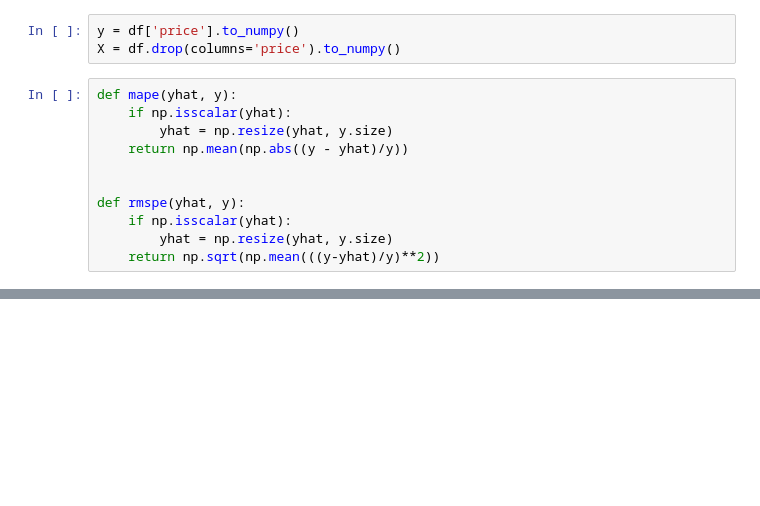
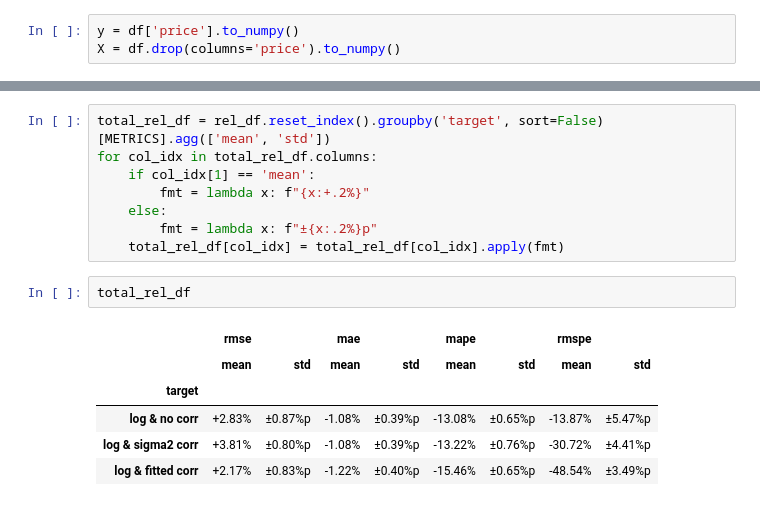
Before and after one commit to FlorianWilhelm/used-cars-log-trans, a Jupyter notebook: notebooks/used-cars.ipynb, the cells around one changed output, grey strips where cells are left out. Saved outputs shown, nothing was run; the diff lists cells and outputs as text; blank space fills up the shorter version.

```diff
--- a/notebooks/used-cars.ipynb
+++ b/notebooks/used-cars.ipynb
@@ -286,14 +323,3 @@ for col, dtype in zip(df.columns, df.dtypes):
 # %%
 y = df['price'].to_numpy()
 X = df.drop(columns='price').to_numpy()
-# %%
-def mape(yhat, y):
-    if np.isscalar(yhat):
-        yhat = np.resize(yhat, y.size)
-    return np.mean(np.abs((y - yhat)/y))
-
-
-def rmspe(yhat, y):
-    if np.isscalar(yhat):
-        yhat = np.resize(yhat, y.size)
-    return np.sqrt(np.mean(((y-yhat)/y)**2))
@@ -374,0 +433,17 @@ mape(10*np.ones(3), 12.*np.ones(3))
+# %%
+total_rel_df = rel_df.reset_index().groupby('target', sort=False)[METRICS].agg(['mean', 'std'])
+for col_idx in total_rel_df.columns:
+    if col_idx[1] == 'mean':
+        fmt = lambda x: f"{x:+.2%}"
+    else:
+        fmt = lambda x: f"±{x:.2%}p"
+    total_rel_df[col_idx] = total_rel_df[col_idx].apply(fmt)
+# %%
+total_rel_df
+# %% [output]
+|  | rmse |  | mae |  | mape |  | rmspe |  |
+|  | mean | std | mean | std | mean | std | mean | std |
+| target |  |  |  |  |  |  |  |  |
+| log & no corr | +2.83% | ±0.87%p | -1.08% | ±0.39%p | -13.08% | ±0.65%p | -13.87% | ±5.47%p |
+| log & sigma2 corr | +3.81% | ±0.80%p | -1.08% | ±0.39%p | -13.22% | ±0.76%p | -30.72% | ±4.41%p |
+| log & fitted corr | +2.17% | ±0.83%p | -1.22% | ±0.40%p | -15.46% | ±0.65%p | -48.54% | ±3.49%p |
```
Also changed, not shown: parts of 36 cells of this notebook.
